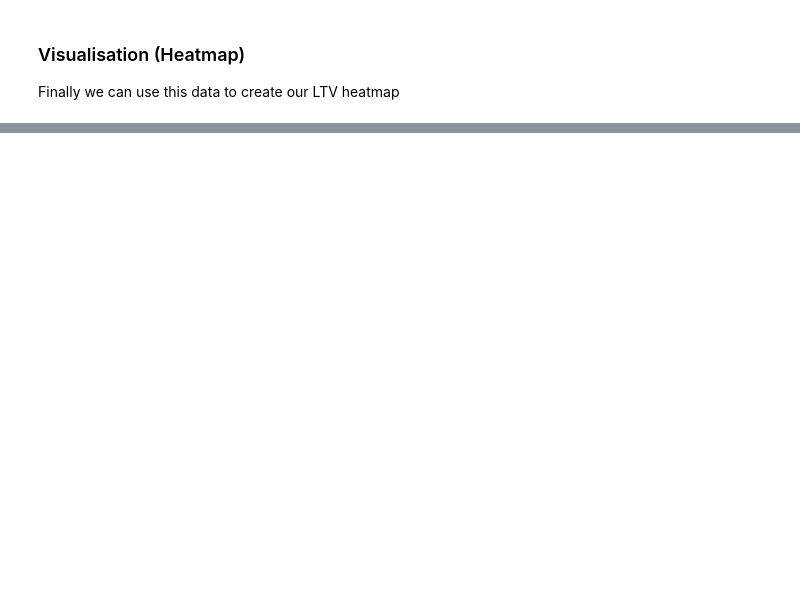
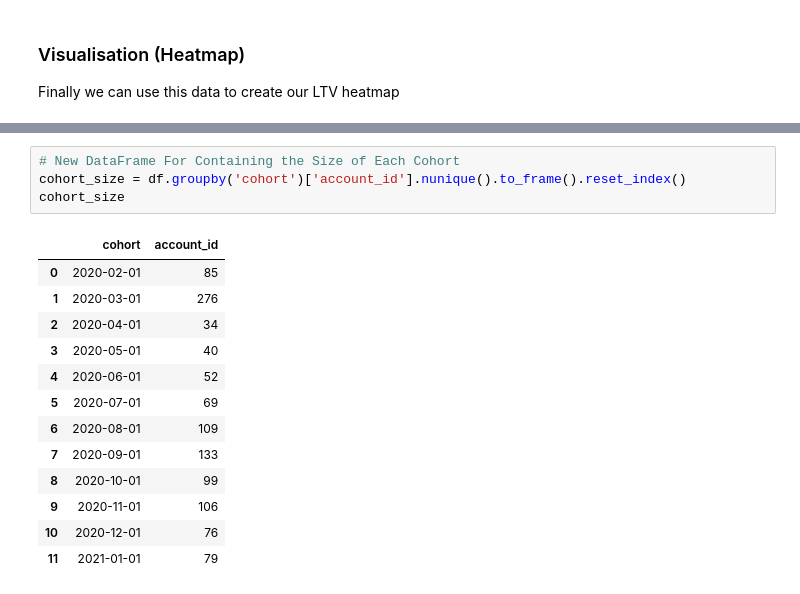
Before and after one commit to baileywolkoff/LTV-Heatmap, a Jupyter notebook: LTVHeatmap.ipynb, the cells around one changed output, grey strips where cells are left out. Drawn from its saved outputs; the diff is of its cells as text; blank space fills up the shorter version.

```diff
--- a/LTVHeatmap.ipynb
+++ b/LTVHeatmap.ipynb
@@ -202,2 +212,20 @@ cohort_df.head()
+# %%
+# New DataFrame For Containing the Size of Each Cohort
+cohort_size = df.groupby('cohort')['account_id'].nunique().to_frame().reset_index()
+cohort_size
+# %% [output]
+|  | cohort | account_id |
+| 0 | 2020-02-01 | 85 |
+| 1 | 2020-03-01 | 276 |
+| 2 | 2020-04-01 | 34 |
+| 3 | 2020-05-01 | 40 |
+| 4 | 2020-06-01 | 52 |
+| 5 | 2020-07-01 | 69 |
+| 6 | 2020-08-01 | 109 |
+| 7 | 2020-09-01 | 133 |
+| 8 | 2020-10-01 | 99 |
+| 9 | 2020-11-01 | 106 |
+| 10 | 2020-12-01 | 76 |
+| 11 | 2021-01-01 | 79 |
 # %%
 # Need the heatmap matrix
```
Also changed, not shown: parts of 5 cells of this notebook.
